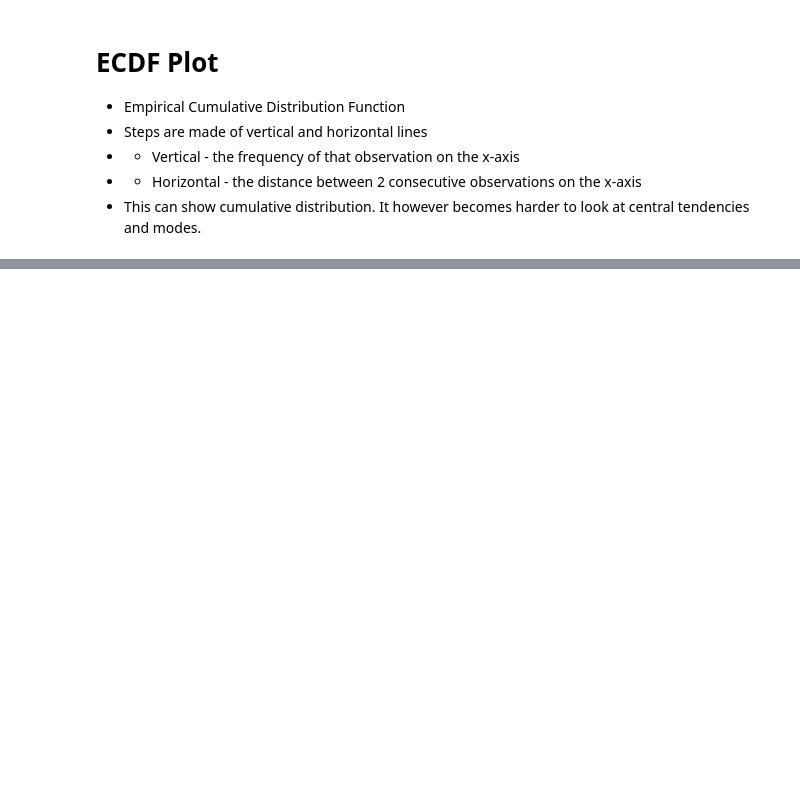
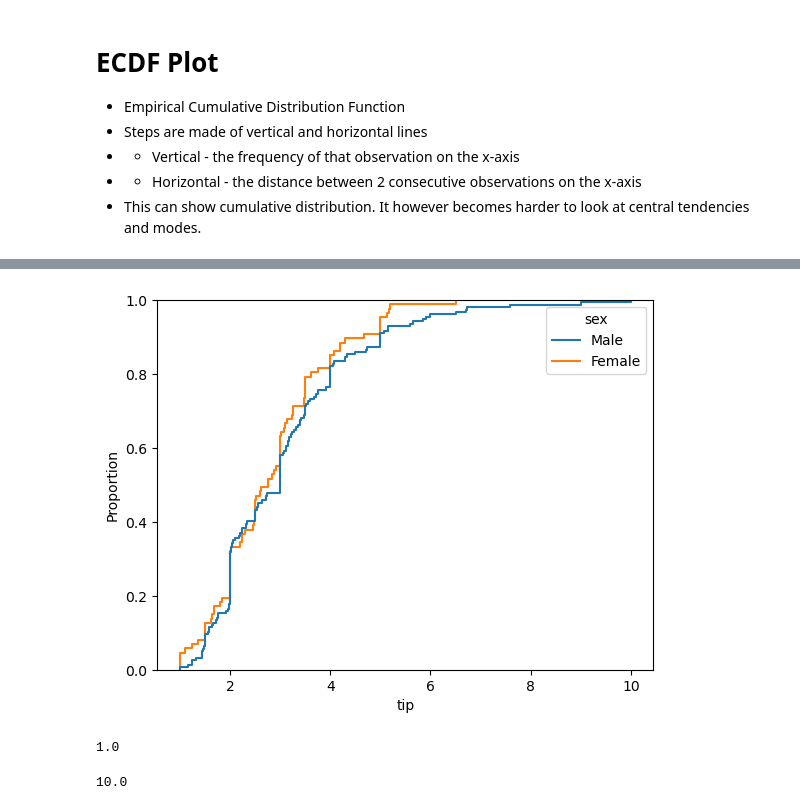
Before and after one commit to sarblohw/py_vizardry_2, a Jupyter notebook: sns_ecdf.ipynb, the cells around one changed output, grey strips where cells are left out. Saved outputs shown, nothing was run; the diff lists cells and outputs as text; code cells hidden in the pictures; blank space fills up the shorter version.

```diff
--- a/sns_ecdf.ipynb
+++ b/sns_ecdf.ipynb
@@ -16,0 +18,13 @@ sns.ecdfplot(data=tips, x='tip');
+# %%
+sns.ecdfplot(data=tips, x='tip', hue='sex');
+# %% [output]
+[figure, added]
+# %%
+tips.tip.min()
+# %% [output]
+1.0
+# %%
+tips.tip.max()
+#notice the range of the plot is the range of the dataset
+# %% [output]
+10.0
```
Also changed, not shown: parts of 20 cells of this notebook, 1 other file.
